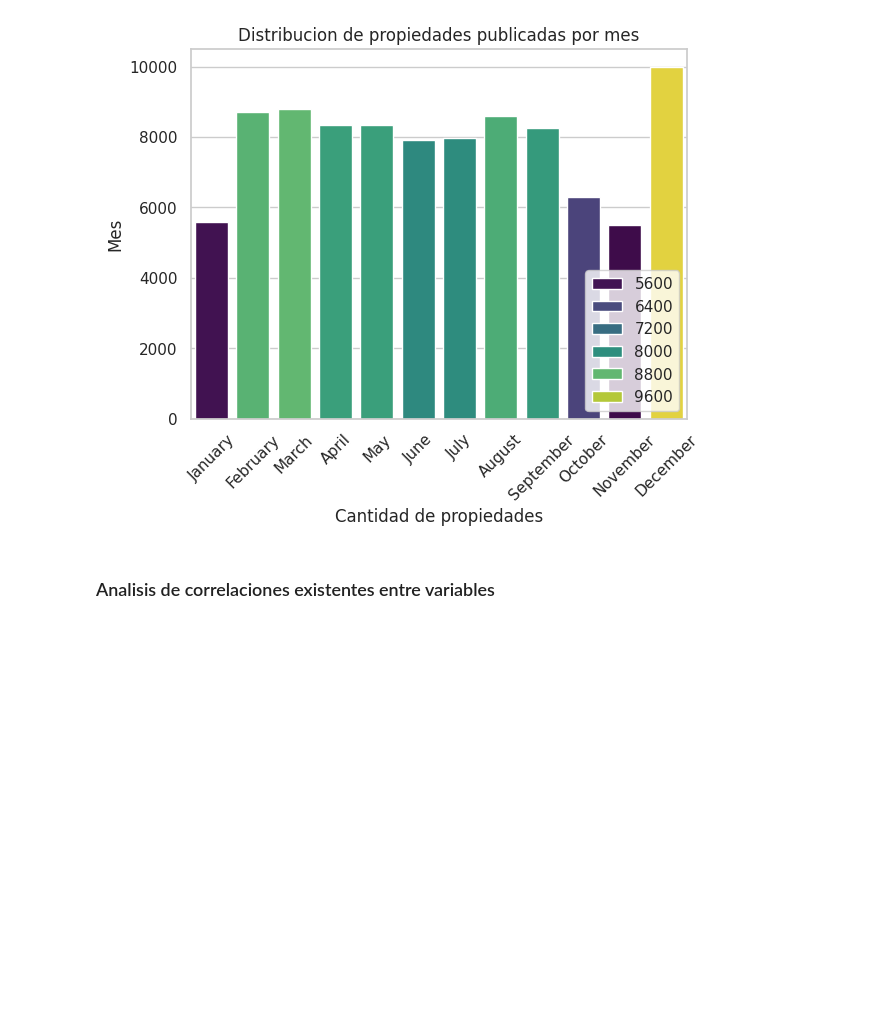
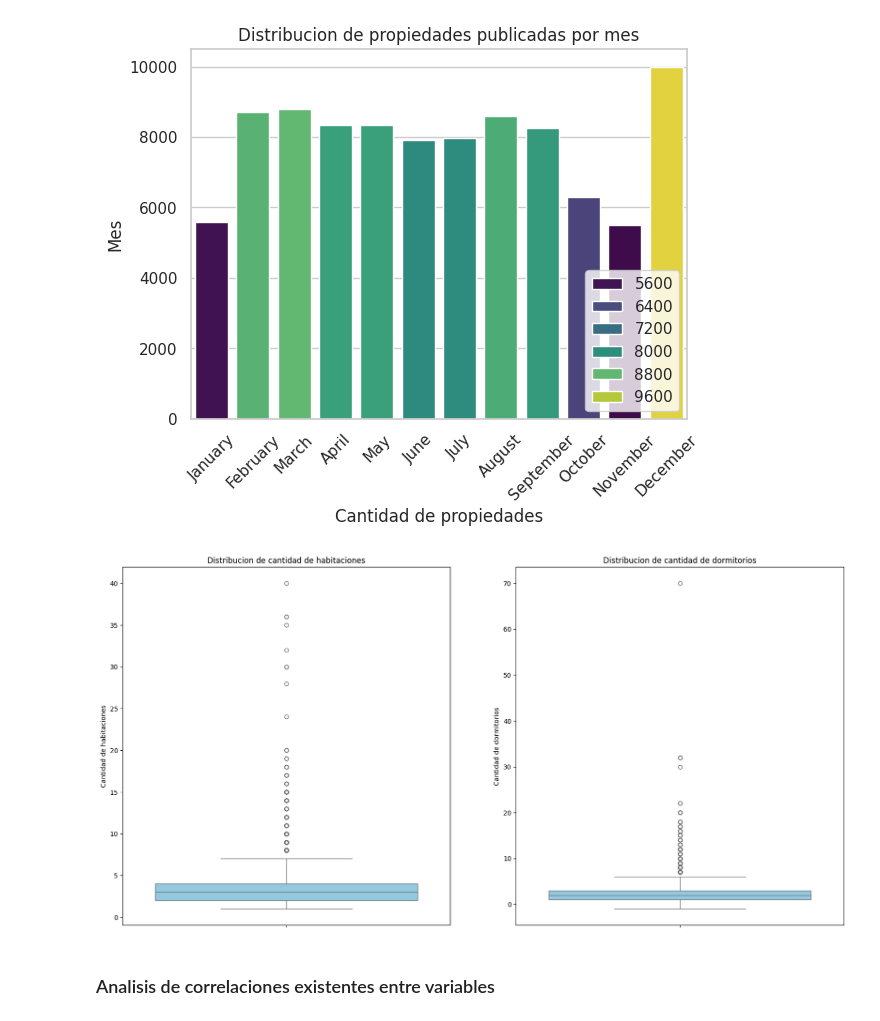
Before and after one commit to kikiymini/7506R-1C2024-GRUPO02, a Jupyter notebook: 7506R_1C2024_GRUPO02_N1.ipynb, the cells around one changed output. Cells and saved outputs as stored; diff of their text form; code cells hidden in the pictures; blank space fills up the shorter version.

```diff
--- a/7506R_1C2024_GRUPO02_N1.ipynb
+++ b/7506R_1C2024_GRUPO02_N1.ipynb
@@ -292,6 +294,22 @@ plt.xticks(rotation=45)
 plt.show()
 # %% [output]
 [figure]
+# %%
+# Boxplot de property_rooms y property_bedrooms
+plt.figure(figsize=(20, 10))
+plt.subplot(1, 2, 1) # 1 fila, 2 columnas, 1 posicion
+sns.boxplot(data=ds_propiedades_filtradas, y='property_rooms', color='skyblue')
+plt.title('Distribucion de cantidad de habitaciones')
+plt.ylabel('Cantidad de habitaciones')
+
+plt.subplot(1, 2, 2) # 1 fila, 2 columnas, 2 posicion
+sns.boxplot(data=ds_propiedades_filtradas, y='property_bedrooms', color='skyblue')
+plt.title('Distribucion de cantidad de dormitorios')
+plt.ylabel('Cantidad de dormitorios')
+
+plt.show()
+# %% [output]
+[figure, added]
 # %% [markdown]
 ### Analisis de correlaciones existentes entre variables
 # %%
```
Also changed, not shown: parts of 2 cells of this notebook.
